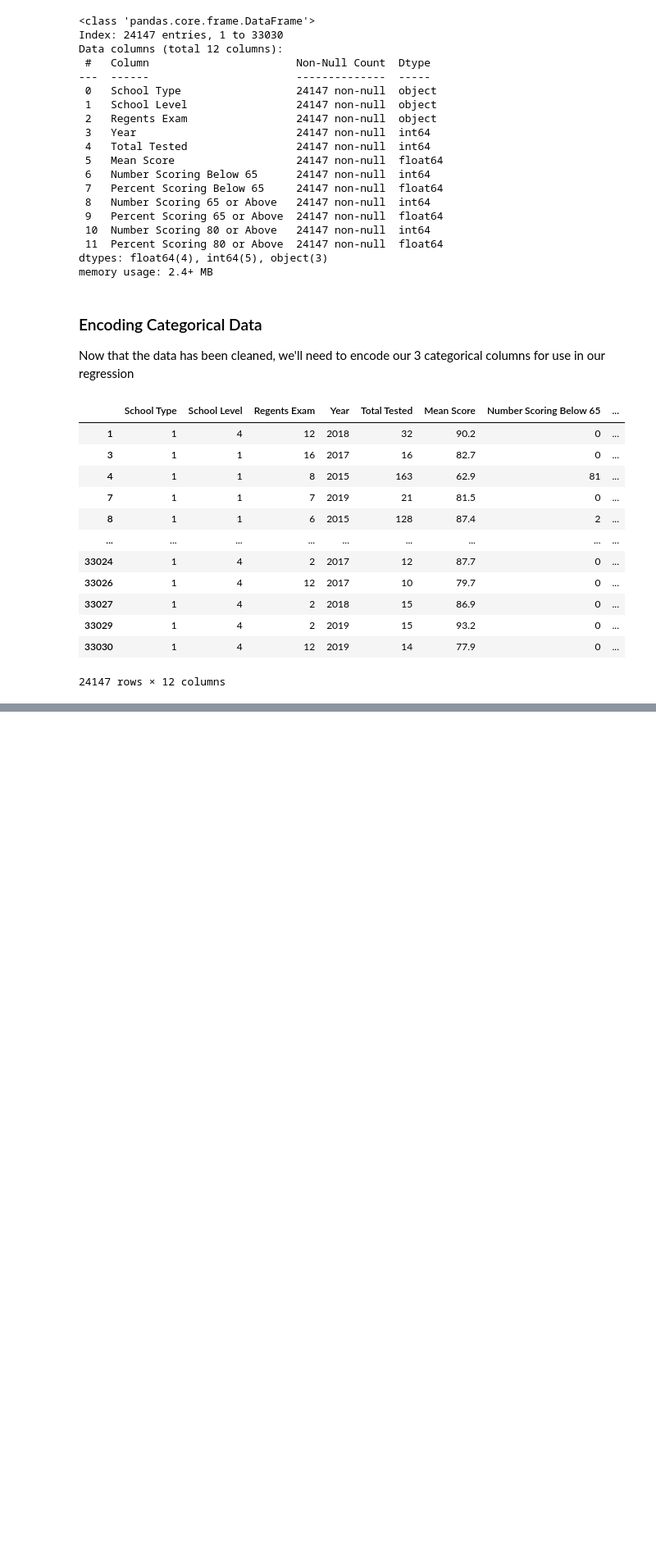
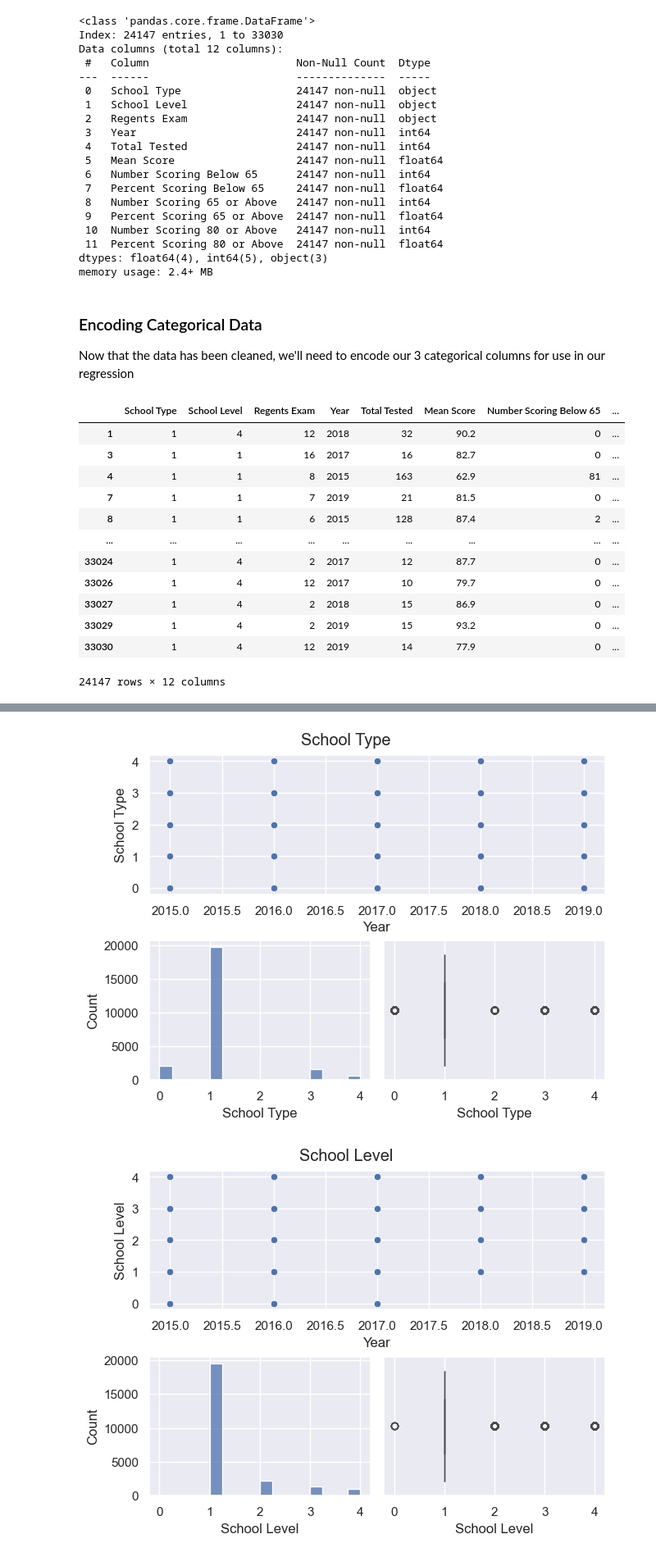
Before and after one commit to jackr276/Manhattan-Data-Regression-Analysis, a Jupyter notebook: NYS REGENTS Scores.ipynb, the cells around one changed output, grey strips where cells are left out. Shown at 82% size. Cells and saved outputs as stored; diff of their text form; code cells hidden in the pictures; blank space fills up the shorter version.

```diff
--- a/NYS REGENTS Scores.ipynb
+++ b/NYS REGENTS Scores.ipynb
@@ -266,0 +281,21 @@ scores
+# %%
+columns = scores.columns
+for idx in range(len(columns)):
+    x_value = columns[idx]
+    t_value = columns[idx].title()
+    fig = plt.figure(constrained_layout=True)
+    gs = GridSpec(2, 2, figure=fig)
+    # create sub plots as grid
+    ax1 = fig.add_subplot(gs[0, :])
+    sns.scatterplot(data=scores,x='Year', y=x_value)
+    ax2 = fig.add_subplot(gs[1, 0])
+    sns.histplot(x=x_value,data=scores,bins=16)
+    ax3 = fig.add_subplot(gs[1, 1])
+    sns.boxplot(data=scores,x=x_value,orient='h')
+
+    # depict illustration
+    fig.suptitle(t_value)
+    print('\n')
+# %% [output]
+[figure, added]
+[figure, added]
```
Also changed, not shown: parts of 3 cells of this notebook.
